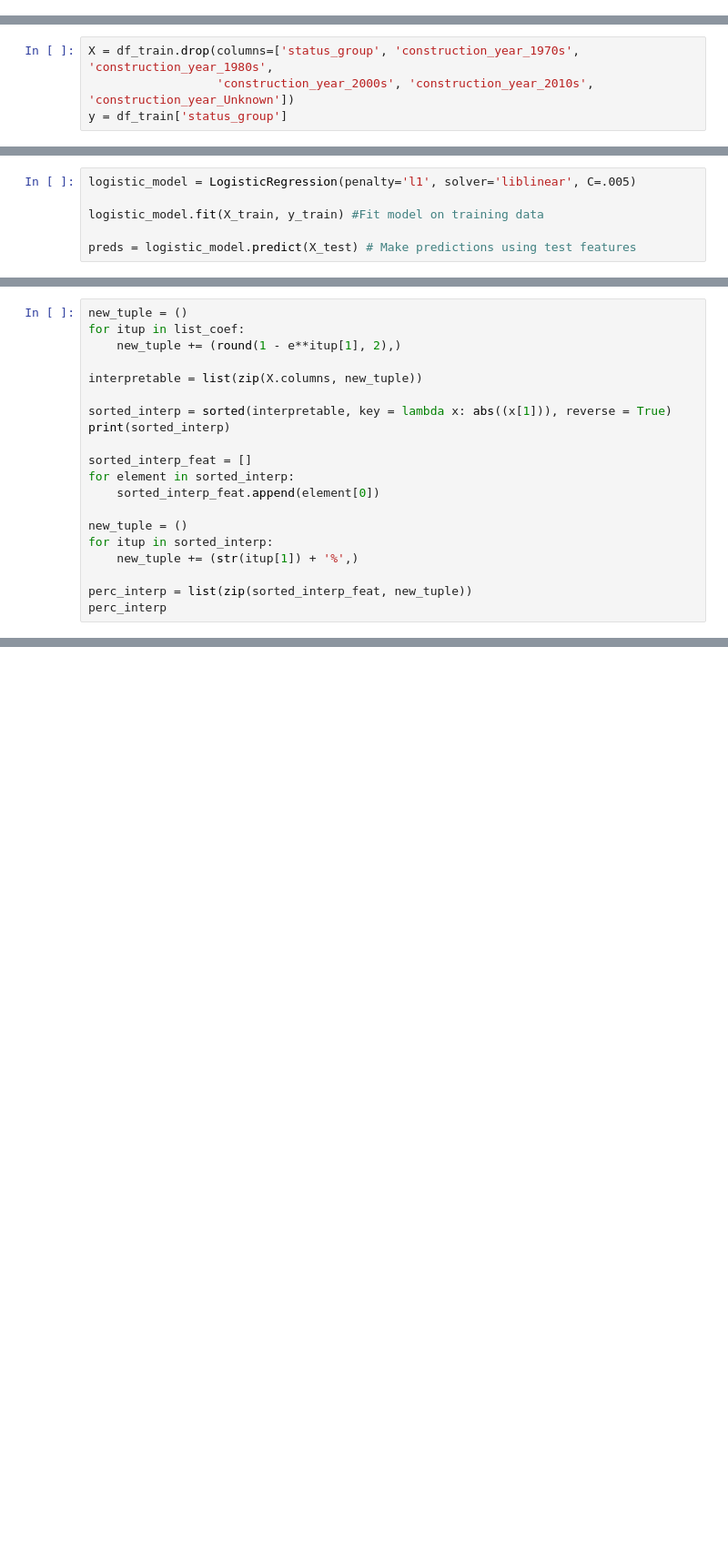
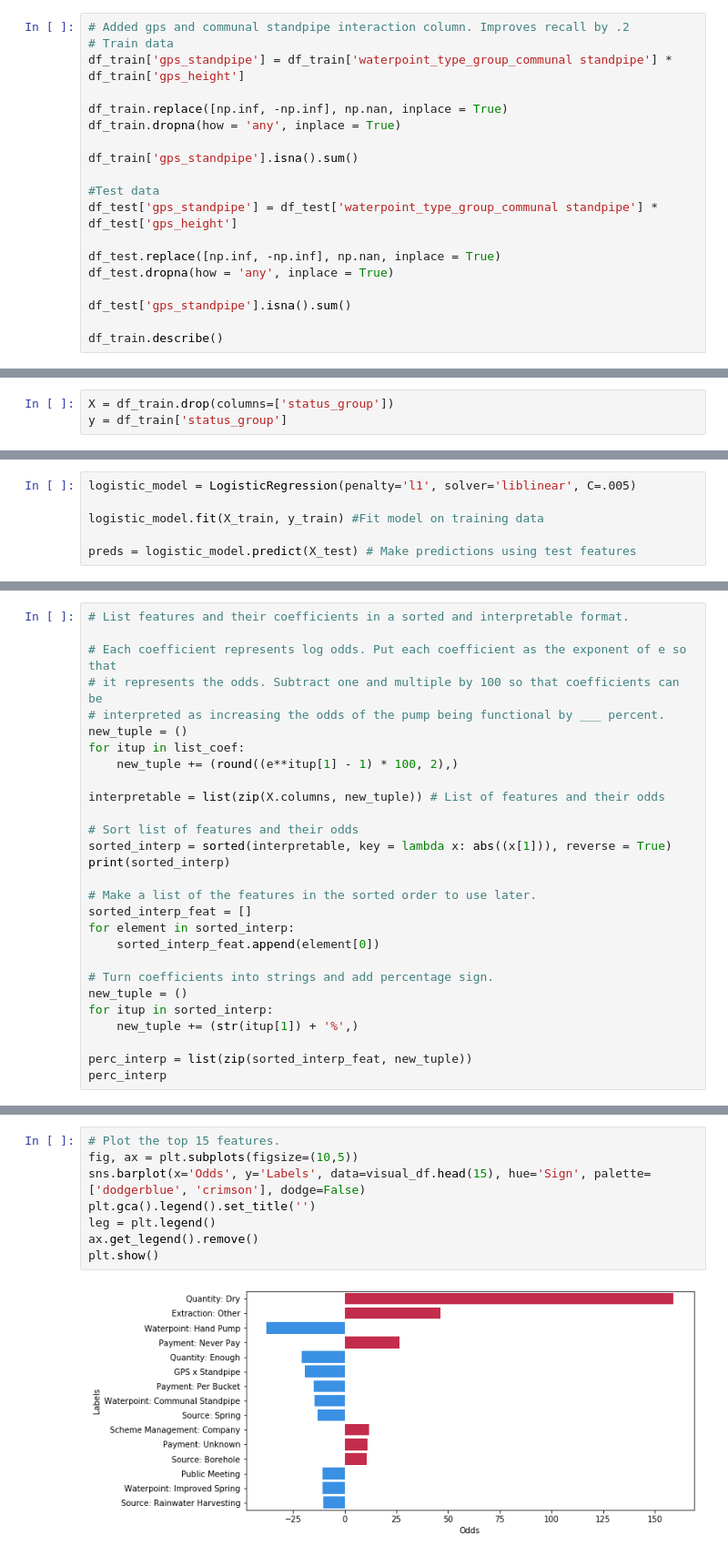
Before and after one commit to kaitlyn-k-zeichick/Project-3, a Jupyter notebook: Logistic Regression - Minimal Features.ipynb, the cells around one changed output, grey strips where cells are left out. Shown: that part at 91% size. Saved outputs shown, nothing was run; the diff lists cells and outputs as text; blank space fills up the shorter version.

```diff
--- a/Logistic Regression - Minimal Features.ipynb
+++ b/Logistic Regression - Minimal Features.ipynb
@@ -77,0 +122,19 @@ df_train.head()
+# %%
+# Added gps and communal standpipe interaction column. Improves recall by .2
+# Train data
+df_train['gps_standpipe'] = df_train['waterpoint_type_group_communal standpipe'] * df_train['gps_height']
+
+df_train.replace([np.inf, -np.inf], np.nan, inplace = True)
+df_train.dropna(how = 'any', inplace = True)
+
+df_train['gps_standpipe'].isna().sum()
+
+#Test data
+df_test['gps_standpipe'] = df_test['waterpoint_type_group_communal standpipe'] * df_test['gps_height']
+
+df_test.replace([np.inf, -np.inf], np.nan, inplace = True)
+df_test.dropna(how = 'any', inplace = True)
+
+df_test['gps_standpipe'].isna().sum()
+
+df_train.describe()
@@ -78,8 +152,7 @@ df_train.head()
 # %% [markdown]
 # Build Model
 # %%
-X = df_train.drop(columns=['status_group', 'construction_year_1970s', 'construction_year_1980s',
-                  'construction_year_2000s', 'construction_year_2010s', 'construction_year_Unknown'])
+X = df_train.drop(columns=['status_group'])
 y = df_train['status_group']
 # %%
 X_train, X_test, y_train, y_test = train_test_split(X, y, test_size=0.2, random_state=4)
@@ -237,17 +310,25 @@ list_coef
 # %%
+# List features and their coefficients in a sorted and interpretable format.
+
+# Each coefficient represents log odds. Put each coefficient as the exponent of e so that
+# it represents the odds. Subtract one and multiple by 100 so that coefficients can be
+# interpreted as increasing the odds of the pump being functional by ___ percent.
 new_tuple = ()
 for itup in list_coef:
-    new_tuple += (round(1 - e**itup[1], 2),)
+    new_tuple += (round((e**itup[1] - 1) * 100, 2),)
 
-interpretable = list(zip(X.columns, new_tuple))
+interpretable = list(zip(X.columns, new_tuple)) # List of features and their odds
 
+# Sort list of features and their odds
 sorted_interp = sorted(interpretable, key = lambda x: abs((x[1])), reverse = True)
 print(sorted_interp)
 
+# Make a list of the features in the sorted order to use later.
 sorted_interp_feat = []
 for element in sorted_interp:
     sorted_interp_feat.append(element[0])
 
+# Turn coefficients into strings and add percentage sign.
 new_tuple = ()
 for itup in sorted_interp:
     new_tuple += (str(itup[1]) + '%',)
@@ -275,0 +413,10 @@ perc_interp
+# %%
+# Plot the top 15 features.
+fig, ax = plt.subplots(figsize=(10,5))
+sns.barplot(x='Odds', y='Labels', data=visual_df.head(15), hue='Sign', palette=['dodgerblue', 'crimson'], dodge=False)
+plt.gca().legend().set_title('')
+leg = plt.legend()
+ax.get_legend().remove()
+plt.show()
+# %% [output]
+[figure, added]
```
Also changed, not shown: parts of 28 cells of this notebook, 7 other files.
